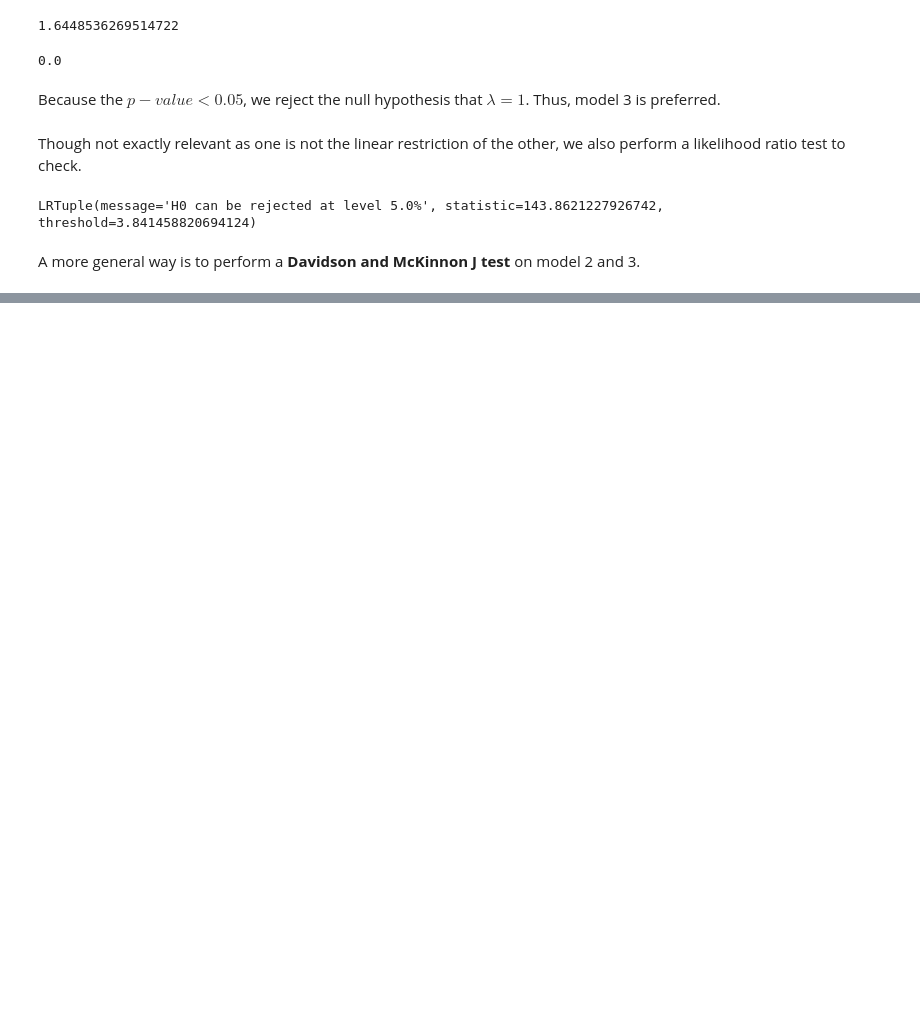
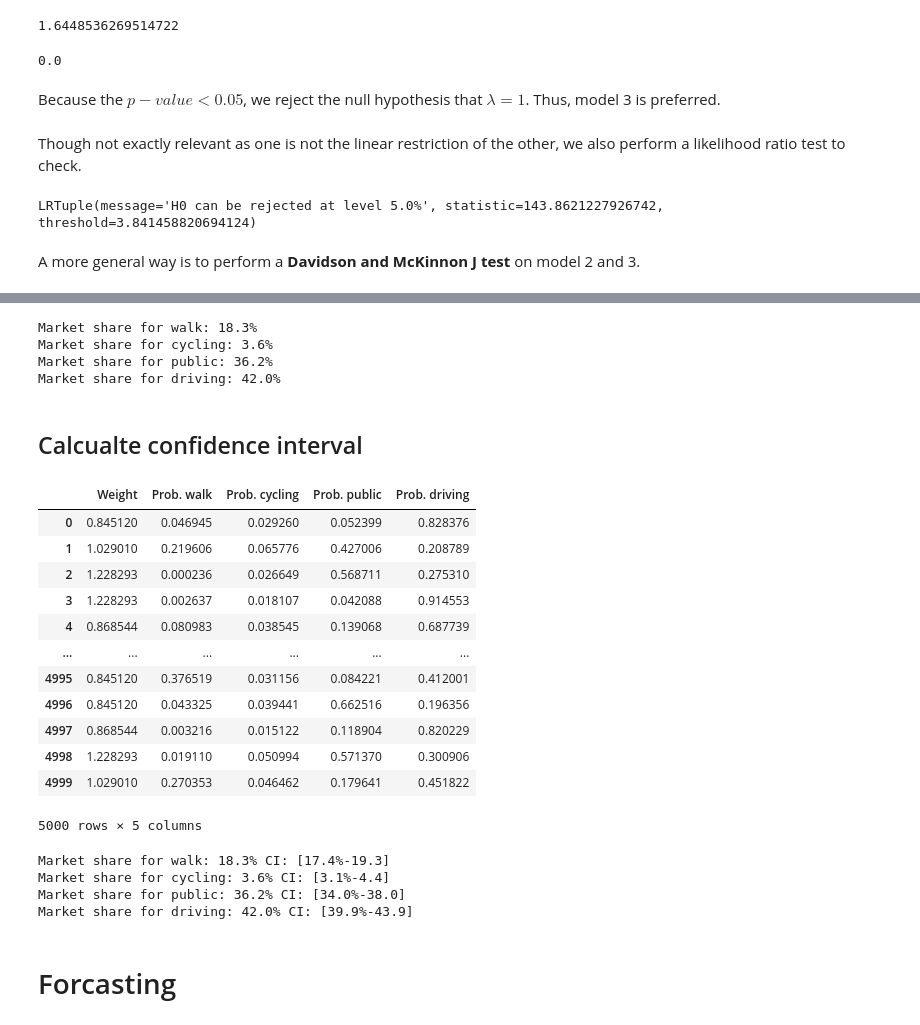
Before and after one commit to Germouche/mmb-project, a Jupyter notebook: Model0123.ipynb, the cells around one changed output, grey strips where cells are left out. Cells and saved outputs as stored; diff of their text form; code cells hidden in the pictures; blank space fills up the shorter version.

```diff
--- a/Model0123.ipynb
+++ b/Model0123.ipynb
@@ -464,0 +627,36 @@ model_4N_results.getEstimatedParameters()
+# %%
+market_share=[]
+for mode in modes:
+    globals()['market_share_'+mode]=simulated_values['Weighted '+ mode].mean()
+    market_share.append(globals()['market_share_'+mode])
+    print(f'Market share for {mode}: {100*market_share[-1]:.1f}%')
+# %% [output]
+Market share for walk: 18.3%
+Market share for cycling: 3.6%
+Market share for public: 36.2%
+Market share for driving: 42.0%
+# %% [markdown]
+## Calcualte confidence interval
+# %%
+results_bootstrapping = biogeme.estimate(bootstrap=10)
+# %%
+betas = biogeme.freeBetaNames()
+b = results_bootstrapping.getBetasForSensitivityAnalysis(betas)
+# %%
+left, right = biosim.confidenceIntervals(b, 0.9)
+# %%
+left
+# %% [output]
+|  | Weight | Prob. walk | Prob. cycling | Prob. public | Prob. driving |
+| 0 | 0.845120 | 0.046945 | 0.029260 | 0.052399 | 0.828376 |
+| 1 | 1.029010 | 0.219606 | 0.065776 | 0.427006 | 0.208789 |
+| 2 | 1.228293 | 0.000236 | 0.026649 | 0.568711 | 0.275310 |
+| 3 | 1.228293 | 0.002637 | 0.018107 | 0.042088 | 0.914553 |
+| 4 | 0.868544 | 0.080983 | 0.038545 | 0.139068 | 0.687739 |
+| ... | ... | ... | ... | ... | ... |
+| 4995 | 0.845120 | 0.376519 | 0.031156 | 0.084221 | 0.412001 |
+| 4996 | 0.845120 | 0.043325 | 0.039441 | 0.662516 | 0.196356 |
+| 4997 | 0.868544 | 0.003216 | 0.015122 | 0.118904 | 0.820229 |
+| 4998 | 1.228293 | 0.019110 | 0.050994 | 0.571370 | 0.300906 |
+| 4999 | 1.029010 | 0.270353 | 0.046462 | 0.179641 | 0.451822 |
+5000 rows × 5 columns
@@ -464,0 +673,22 @@ model_4N_results.getEstimatedParameters()
+# %%
+left_market_share=[]
+right_market_share=[]
+for num,mode in enumerate(modes):
+    globals()['left_market_share_'+mode]=left['Weighted '+ mode].mean()
+    globals()['right_market_share_'+mode]=right['Weighted '+ mode].mean()
+    left_market_share.append(globals()['left_market_share_'+mode])
+    right_market_share.append(globals()['right_market_share_'+mode])
+    print(
+    f'Market share for {mode}: {100*market_share[num]:.1f}% '
+    f'CI: ['
+    f'{100*left_market_share[num]:.1f}%-'
+    f'{100*right_market_share[num]:.1f}'
+    f']'
+)
+# %% [output]
+Market share for walk: 18.3% CI: [17.4%-19.3]
+Market share for cycling: 3.6% CI: [3.1%-4.4]
+Market share for public: 36.2% CI: [34.0%-38.0]
+Market share for driving: 42.0% CI: [39.9%-43.9]
+# %% [markdown]
+# Forcasting
```
Also changed, not shown: parts of 53 cells of this notebook.
